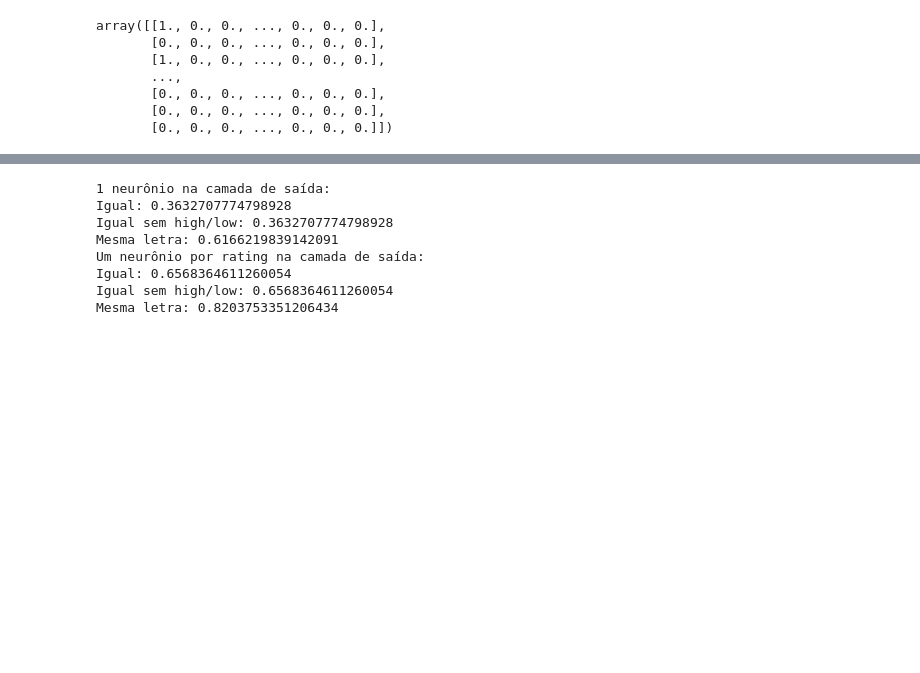
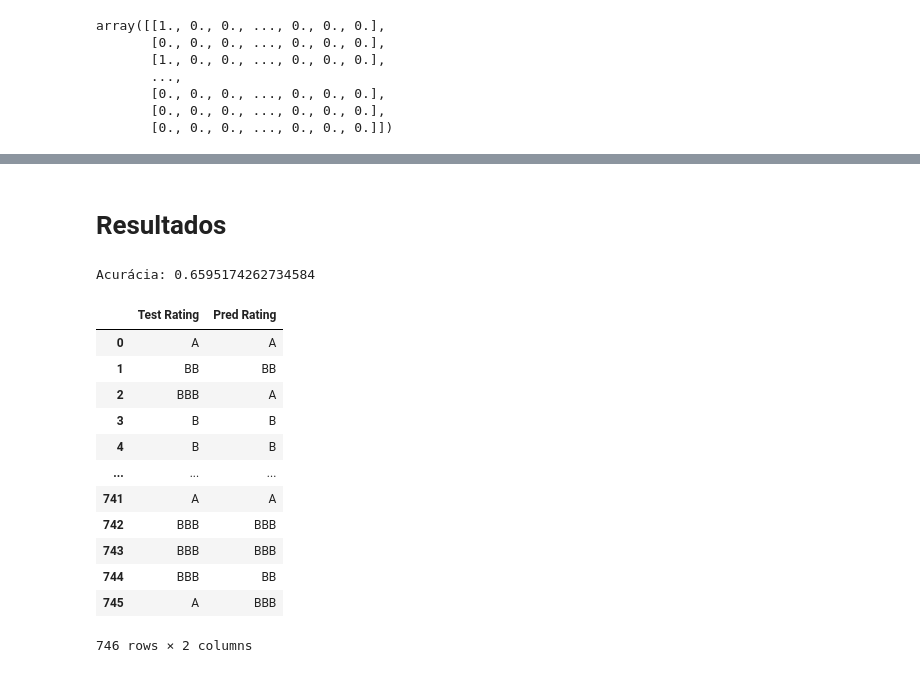
Before and after one commit to ChristianNMoreira/corporateRatingClassificationNN, a Jupyter notebook: corporateCreditRating.ipynb, the cells around one changed output, grey strips where cells are left out. Saved outputs shown, nothing was run; the diff lists cells and outputs as text; code cells hidden in the pictures; blank space fills up the shorter version.

Commit message:
Mantém OneHotEncoder como método de encoding

```diff
--- a/corporateCreditRating.ipynb
+++ b/corporateCreditRating.ipynb
@@ -330,8 +270,9 @@ array([[0],
 # %%
-y_pred_many = y_pred_many.argmax(axis=1).reshape(-1, 1)
-y_pred_many_rating = np.zeros((y_pred_many.size, y_one_hot.shape[1]))
-y_pred_many_rating[np.arange(y_pred_many.size).reshape(-1, 1), y_pred_many] = 1
-y_pred_many_rating
+y_pred = y_pred.argmax(axis=1).reshape(-1, 1)
+y_pred_rating = np.zeros((y_pred.size, y.shape[1]))
+y_pred_rating[np.arange(y_pred.size).reshape(-1, 1), y_pred] = 1
+y_pred_rating = encoder.inverse_transform(y_pred_rating)
+y_pred_rating
 # %% [output]
 array([[1., 0., 0., ..., 0., 0., 0.],
        [0., 0., 0., ..., 0., 0., 0.],
@@ -382,0 +284,6 @@ df_pred = pd.DataFrame({"Pred 1": y_pred_1, "Test": y_test}).reset_index(drop=Tr
+# %%
+y_test = y_test.argmax(axis=1).reshape(-1, 1)
+y_test_rating = np.zeros((y_test.size, y.shape[1]))
+y_test_rating[np.arange(y_test.size).reshape(-1, 1), y_test] = 1
+y_test_rating = encoder.inverse_transform(y_test_rating)
+y_test_rating
@@ -383,33 +308,25 @@ df_pred = pd.DataFrame({"Pred 1": y_pred_1, "Test": y_test}).reset_index(drop=Tr
+# %% [markdown]
+# Resultados
 # %%
-df_pred['Pred 1 Rating'] = df_pred['Pred 1'].apply(lambda x: label_decoder_dict[x])
-df_pred['Pred Many Rating'] = y_pred_many_rating.reshape(1, -1).tolist()[0]
-df_pred['Test Rating'] = df_pred['Test'].apply(lambda x: label_decoder_dict[x])
+df_pred = pd.DataFrame()
+df_pred['Pred Rating'] = y_pred_rating.reshape(1, -1).tolist()[0]
+df_pred['Test Rating'] = y_test_rating.reshape(1, -1).tolist()[0]
-# %%
-df_pred["1: Igual sem high/low"] = (df_pred['Pred 1 Rating'].str.replace("+", "").str.replace("-", "") ==
-                                 df_pred['Test Rating'].str.replace("+", "").str.replace("-", ""))
-
-df_pred["1: Mesma letra"] = df_pred['Pred 1 Rating'].str[0] == df_pred['Test Rating'].str[0]
-
-df_pred["Many: Igual sem high/low"] = (df_pred['Pred Many Rating'].str.replace("+", "").str.replace("-", "") ==
-                                       df_pred['Test Rating'].str.replace("+", "").str.replace("-", ""))
-
-df_pred["Many: Mesma letra"] = df_pred['Pred Many Rating'].str[0] == df_pred['Test Rating'].str[0]
-# %%
-print("1 neurônio na camada de saída:")
-print(f'Igual: {len(df_pred[df_pred["Pred 1 Rating"] == df_pred["Test Rating"]])/len(df_pred)}')
-print(f'Igual sem high/low: {len(df_pred[df_pred["1: Igual sem high/low"]])/len(df_pred)}')
-print(f'Mesma letra: {len(df_pred[df_pred["1: Mesma letra"]])/len(df_pred)}')
-
-print("Um neurônio por rating na camada de saída:")
-print(f'Igual: {len(df_pred[df_pred["Pred Many Rating"] == df_pred["Test Rating"]])/len(df_pred)}')
-print(f'Igual sem high/low: {len(df_pred[df_pred["Many: Igual sem high/low"]])/len(df_pred)}')
-print(f'Mesma letra: {len(df_pred[df_pred["Many: Mesma letra"]])/len(df_pred)}')
-# %% [output]
-1 neurônio na camada de saída:
-Igual: 0.3632707774798928
-Igual sem high/low: 0.3632707774798928
-Mesma letra: 0.6166219839142091
-Um neurônio por rating na camada de saída:
-Igual: 0.6568364611260054
-Igual sem high/low: 0.6568364611260054
-Mesma letra: 0.8203753351206434
+# %%
+print(f'Acurácia: {len(df_pred[df_pred["Pred Rating"] == df_pred["Test Rating"]])/len(df_pred)}')
+
+df_pred[['Test Rating', 'Pred Rating']]
+# %% [output]
+Acurácia: 0.6595174262734584
+|  | Test Rating | Pred Rating |
+| 0 | A | A |
+| 1 | BB | BB |
+| 2 | BBB | A |
+| 3 | B | B |
+| 4 | B | B |
+| ... | ... | ... |
+| 741 | A | A |
+| 742 | BBB | BBB |
+| 743 | BBB | BBB |
+| 744 | BBB | BB |
+| 745 | A | BBB |
+746 rows × 2 columns
```
Also changed, not shown: parts of 21 cells of this notebook.
